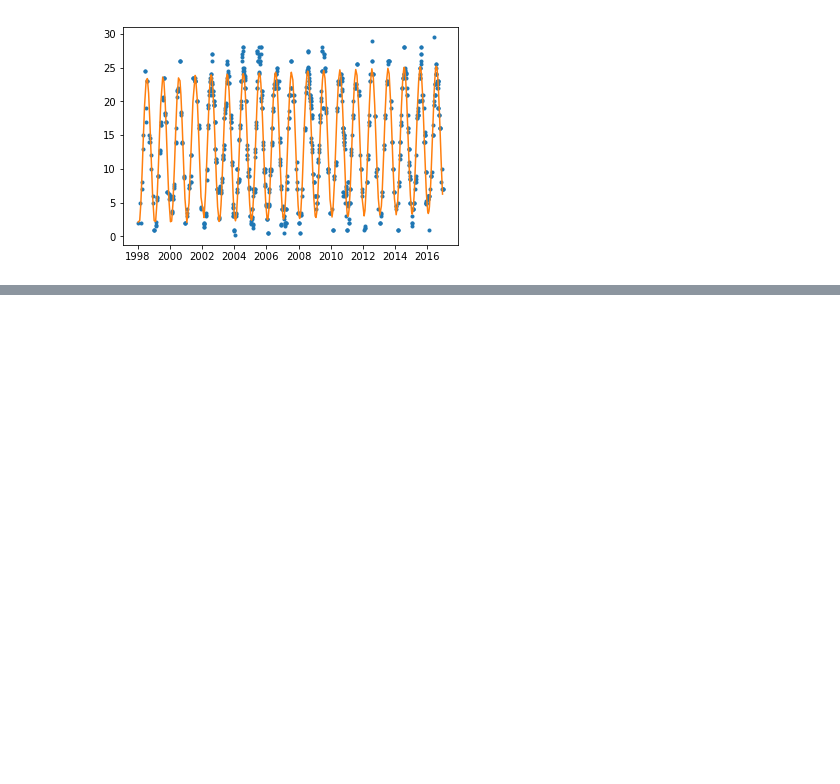
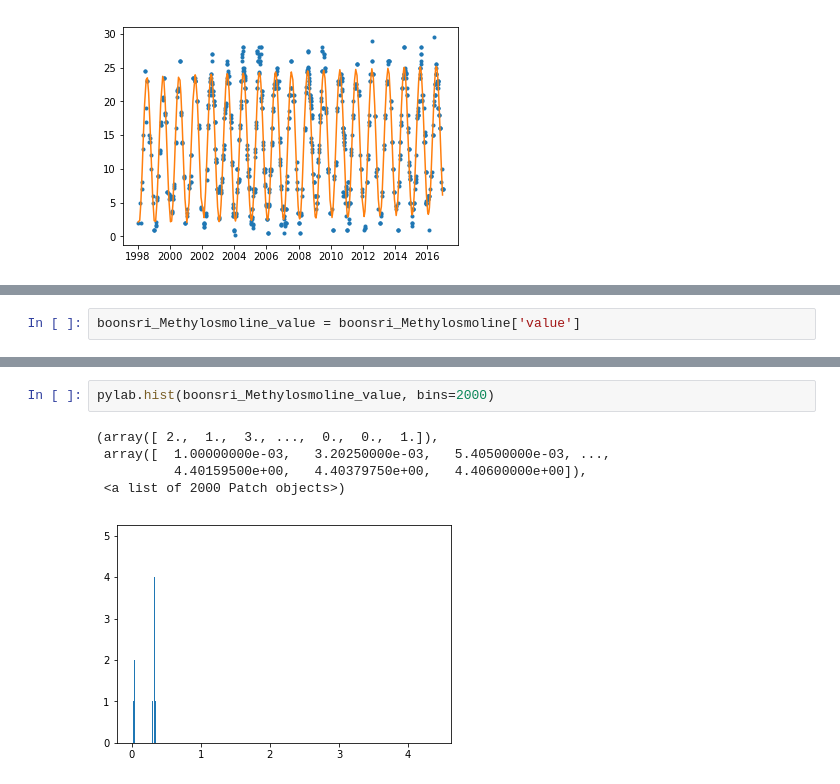
Before and after one commit to iDataVisualizationLab/VAST2018, a Jupyter notebook: mc2/MC2DataExploration.ipynb, the cells around one changed output, grey strips where cells are left out. Saved outputs shown, nothing was run; the diff lists cells and outputs as text; blank space fills up the shorter version.

```diff
--- a/mc2/MC2DataExploration.ipynb
+++ b/mc2/MC2DataExploration.ipynb
@@ -217,0 +241,2 @@ pylab.show()
+# %%
+boonsri_Methylosmoline_value = boonsri_Methylosmoline['value']
@@ -217,0 +260,8 @@ pylab.show()
+# %%
+pylab.hist(boonsri_Methylosmoline_value, bins=2000)
+# %% [output]
+(array([ 2.,  1.,  3., ...,  0.,  0.,  1.]),
+ array([  1.00000000e-03,   3.20250000e-03,   5.40500000e-03, ...,
+          4.40159500e+00,   4.40379750e+00,   4.40600000e+00]),
+ <a list of 2000 Patch objects>)
+[figure, added]
```
Also changed, not shown: parts of 14 cells of this notebook, 9 other files.
